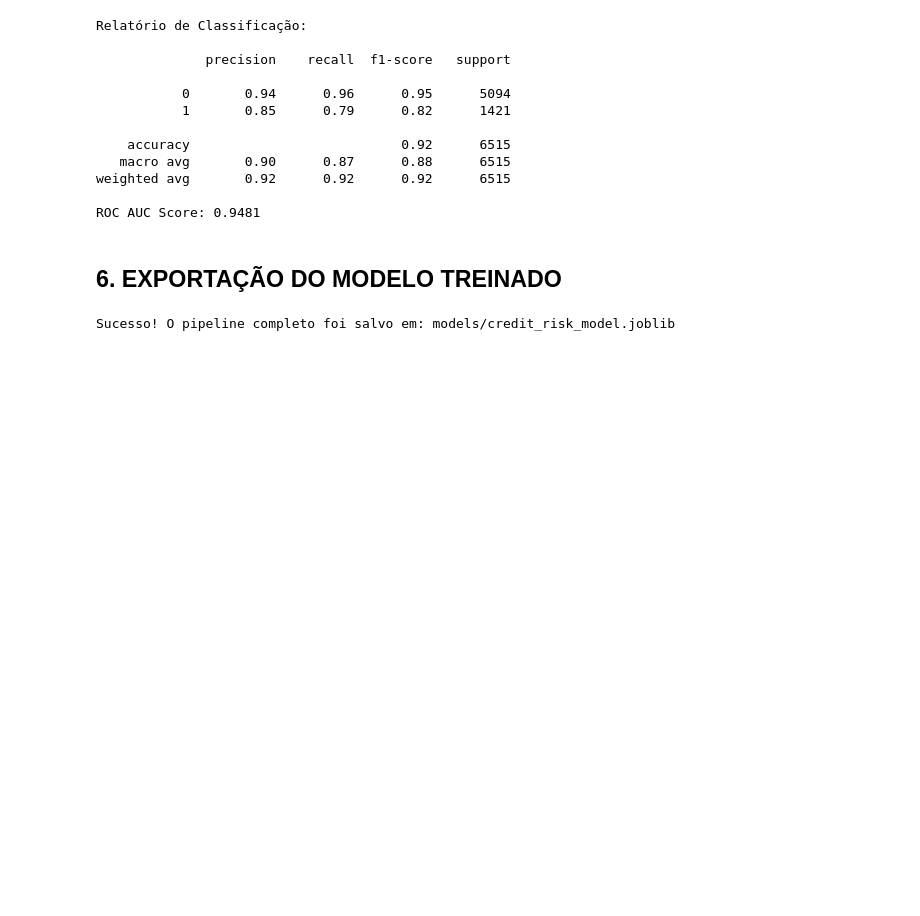
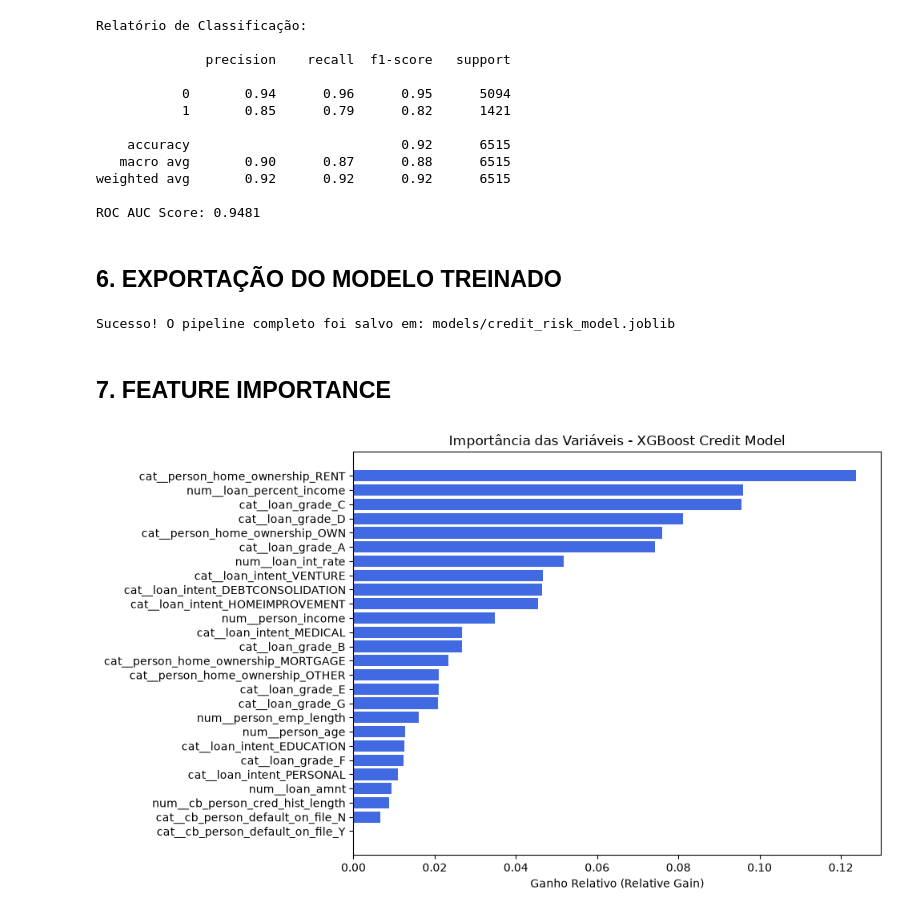
Before and after one commit to nog7/credit-risk-xgboost-api, a Jupyter notebook: notebooks/credit_risk.ipynb, the cells around one changed output. Saved outputs shown, nothing was run; the diff lists cells and outputs as text; code cells hidden in the pictures; blank space fills up the shorter version.

Commit message:
docs: adiciona secao XAI, grafico de feature importance e atualiza notebooks

```diff
--- a/notebooks/credit_risk.ipynb
+++ b/notebooks/credit_risk.ipynb
@@ -172,3 +172,33 @@ joblib.dump(model, model_path)
 print(f"Sucesso! O pipeline completo foi salvo em: {model_path}")
 # %% [output]
 Sucesso! O pipeline completo foi salvo em: models/credit_risk_model.joblib
+# %% [markdown]
+## 7. FEATURE IMPORTANCE
+# %%
+import pandas as pd
+import matplotlib.pyplot as plt
+
+# 1. Extrai os nomes das colunas geradas após o pré-processamento do Pipeline
+feature_names = model[:-1].get_feature_names_out()
+
+# 2. Acessa o último passo do seu Pipeline (o XGBoost de fato) para pegar a importância
+importances = model[-1].feature_importances_
+
+# 3. Cria o DataFrame ordenado para o gráfico
+df_importance = pd.DataFrame({
+    'Feature': feature_names,
+    'Importance': importances
+}).sort_values(by='Importance', ascending=True)
+
+# 4. Plota o gráfico de barras horizontais
+plt.figure(figsize=(10, 6))
+plt.barh(df_importance['Feature'], df_importance['Importance'], color='royalblue')
+plt.xlabel('Ganho Relativo (Relative Gain)')
+plt.title('Importância das Variáveis - XGBoost Credit Model')
+plt.tight_layout()
+
+plt.savefig('image_f305f4.png', dpi=300, bbox_inches='tight')
+
+plt.show()
+# %% [output]
+[figure, added]
```
Also changed, not shown: 4 other files.
